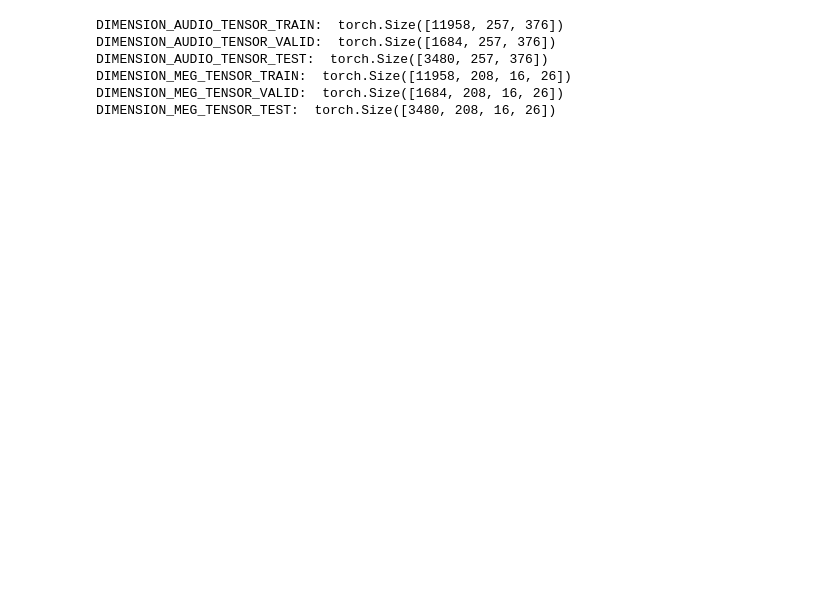
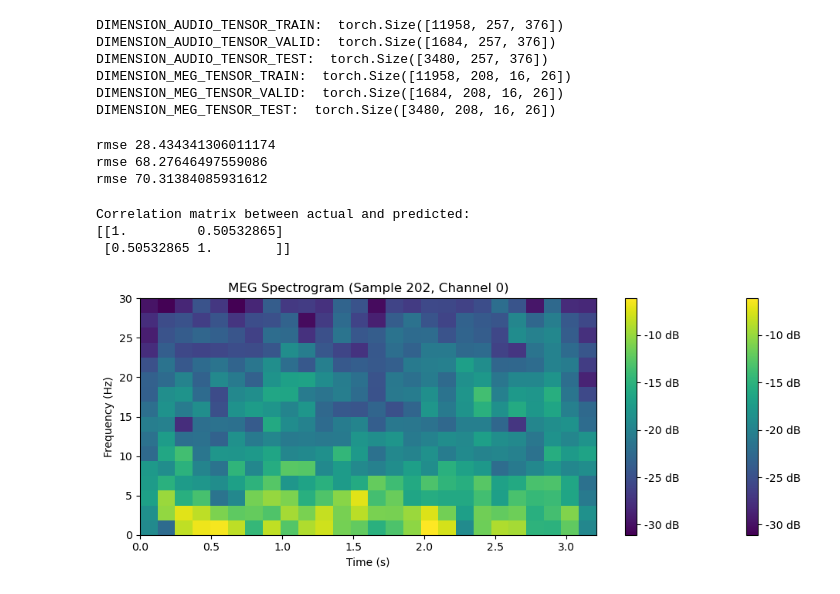
Before and after one commit to neoayanami/meg-encoding, a Jupyter notebook: code/run_train.ipynb, the cells around one changed output. Cells and saved outputs as stored; diff of their text form; code cells hidden in the pictures; blank space fills up the shorter version.

Commit message:
ridge not by channel

```diff
--- a/code/run_train.ipynb
+++ b/code/run_train.ipynb
@@ -85,0 +84,41 @@ test_loader = DataLoader(test_dataset, batch_size=batch_size, shuffle=False)
+# %%
+from sklearn.linear_model import Ridge
+from sklearn.metrics import mean_squared_error
+
+X_train = audio_tensor_train.reshape(audio_tensor_train.shape[0], -1)
+y_train = meg_tensor_train.reshape(meg_tensor_train.shape[0], -1)
+X_test = audio_tensor_test.reshape(audio_tensor_test.shape[0], -1)
+y_test = meg_tensor_test.reshape(meg_tensor_test.shape[0], -1)
+X_valid = audio_tensor_valid.reshape(audio_tensor_valid.shape[0], -1)
+y_valid = meg_tensor_valid.reshape(meg_tensor_valid.shape[0], -1)
+
+ridge = Ridge(alpha=5000, max_iter=10000)
+ridge.fit(X_train, y_train)
+
+pred_test_latent = ridge.predict(X_test)
+train_predicted = ridge.predict(X_train)
+val_predicted = ridge.predict(X_valid)
+
+print("rmse", mean_squared_error(y_train, train_predicted))
+print("rmse", mean_squared_error(y_valid, val_predicted))
+print("rmse", mean_squared_error(y_test, pred_test_latent))
+# %% [output]
+rmse 28.434341306011174
+rmse 68.27646497559086
+rmse 70.31384085931612
+# %%
+y_test_flat = y_test.reshape(-1)
+ridge_predictions_flat = pred_test_latent.reshape(-1)
+correlation_matrix = np.corrcoef(y_test_flat, ridge_predictions_flat)
+print("Correlation matrix between actual and predicted:")
+print(correlation_matrix)
+# %% [output]
+Correlation matrix between actual and predicted:
+[[1.         0.50532865]
+ [0.50532865 1.        ]]
+# %%
+pred_test_latent_reshape = torch.tensor(pred_test_latent).reshape(-1, 208, 16, 26)
+# %%
+plot_spectrogram(pred_test_latent_reshape, sampling_meg, 202, 0)
+# %% [output]
+[figure, added]
```
Also changed, not shown: parts of 2 cells of this notebook.
